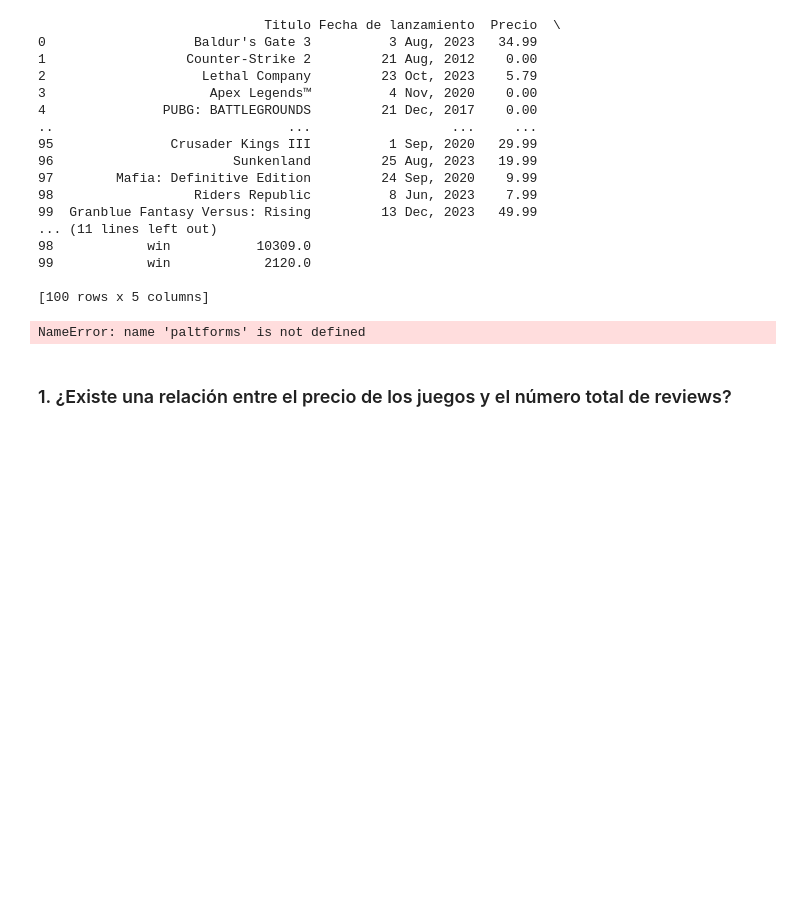
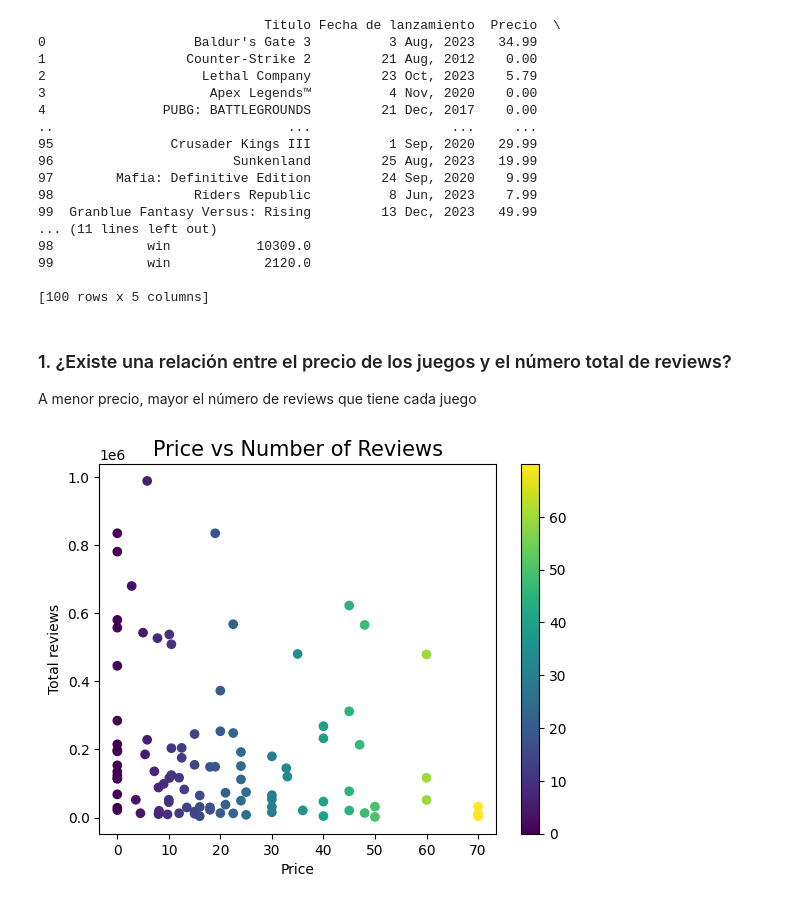
Before and after one commit to RobertoPatino1/SteamScrapper, a Jupyter notebook: notebooks/RobertoPatino.ipynb, the cells around one changed output. Saved outputs shown, nothing was run; the diff lists cells and outputs as text; code cells hidden in the pictures; blank space fills up the shorter version.

Commit message:
Finished data analysis and visualization

```diff
--- a/notebooks/RobertoPatino.ipynb
+++ b/notebooks/RobertoPatino.ipynb
@@ -43,14 +43,23 @@ print(df)
 99            win            2120.0
 
 [100 rows x 5 columns]
-# %%
-# Helper function
-def get_platforms(platforms:str)->[]:
-    platforms_list = platforms.strip().split("-")
-    return platforms_list
-
-print(get_platforms('win-mac-linux'))
-# %% [output]
-NameError: name 'paltforms' is not defined
 # %% [markdown]
 ### 1. ¿Existe una relación entre el precio de los juegos y el número total de reviews?
+A menor precio, mayor el número de reviews que tiene cada juego
+# %%
+# df.plot.scatter(x='Precio',y='Total de Reviews',colormap='viridis')
+np.random.seed(19680801)
+
+
+N = df.shape[0]
+colors = df['Precio']
+x = df['Precio']
+y = df['Total de Reviews']
+plt.scatter(x, y, c=colors,cmap='viridis')
+plt.colorbar()
+plt.xlabel('Price')
+plt.ylabel('Total reviews')
+plt.title('Price vs Number of Reviews', fontsize=15)
+plt.show()
+# %% [output]
+[figure, added]
```
Also changed, not shown: parts of 4 cells of this notebook.
